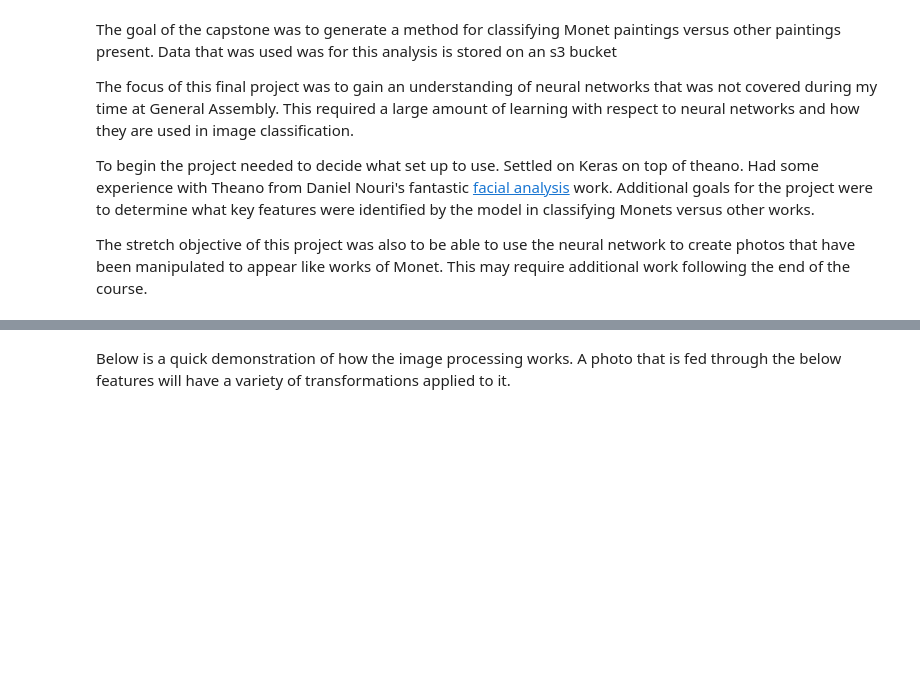
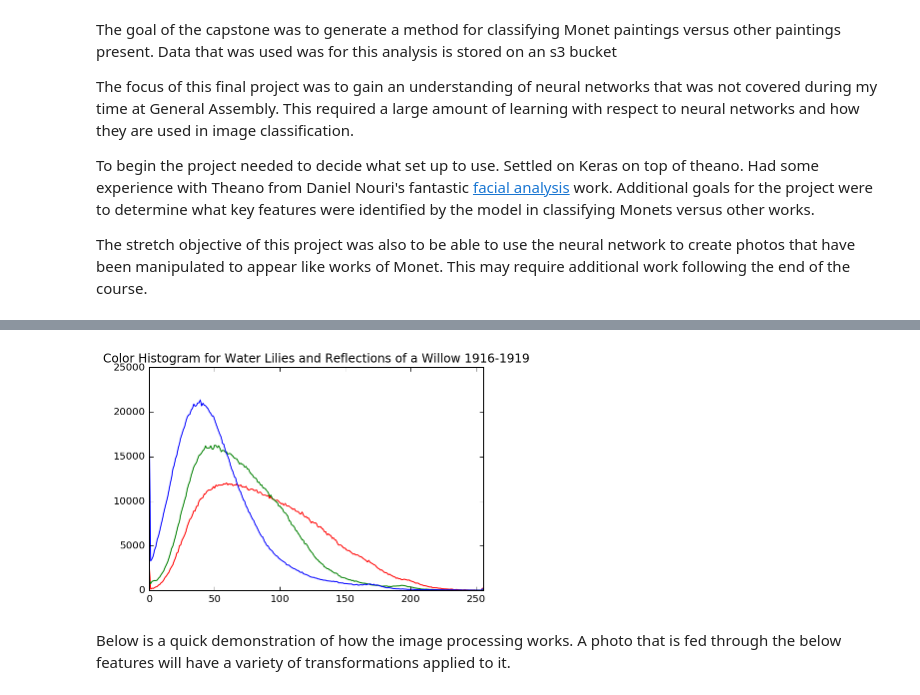
Before and after one commit to sambozek/Capstone, a Jupyter notebook: Capstone.ipynb, the cells around one changed output, grey strips where cells are left out. Cells and saved outputs as stored; diff of their text form; code cells hidden in the pictures; blank space fills up the shorter version.

```diff
--- a/Capstone.ipynb
+++ b/Capstone.ipynb
@@ -13,3 +56,9 @@ The stretch objective of this project was also to be able to use the neural netw
+# %%
+late = '/Users/sebozek/Desktop/Late - Water Lilies and Reflections of a Willow 1916-1919.jpg'
+name = 'Water Lilies and Reflections of a Willow 1916-1919'
+rgb_hist(late, name)
+# %% [output]
+[figure, added]
 # %%
 from keras.models import Sequential        # Linear stack of 'neurons'
 import numpy as np
```
Also changed, not shown: parts of 12 cells of this notebook.
